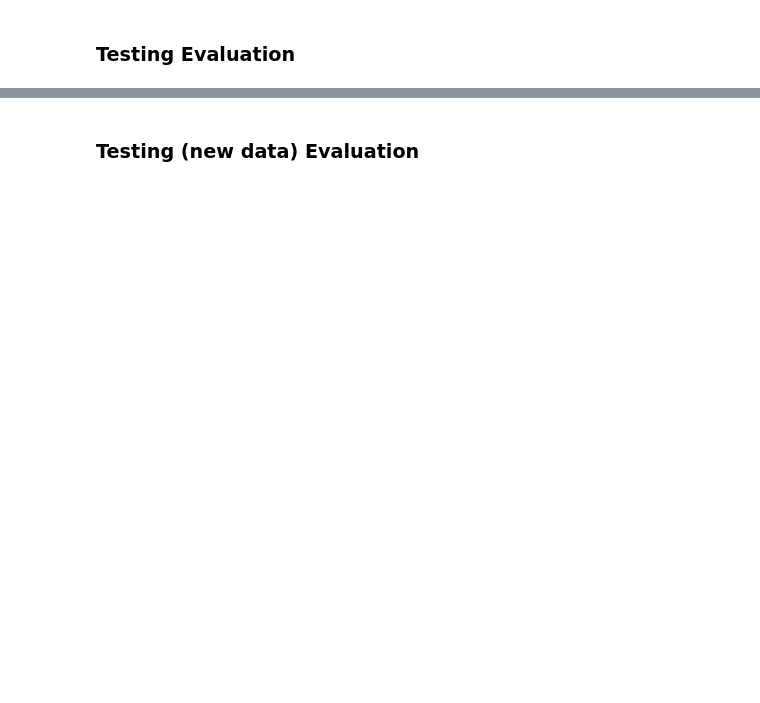
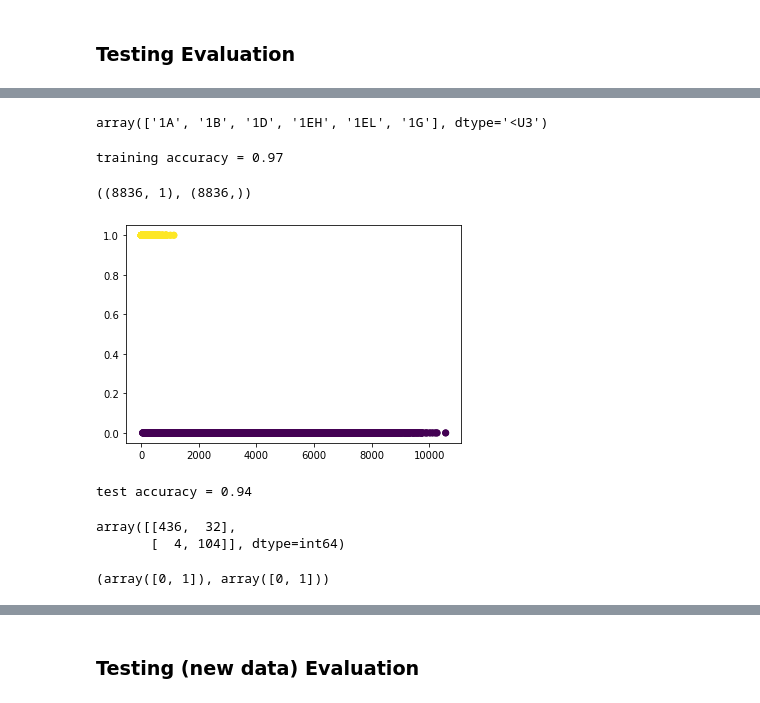
Before and after one commit to iamr0b0tx/topic_modeler, a Jupyter notebook: Triplet Siamese Network.ipynb, the cells around one changed output, grey strips where cells are left out. Saved outputs shown, nothing was run; the diff lists cells and outputs as text; code cells hidden in the pictures; blank space fills up the shorter version.

```diff
--- a/Triplet Siamese Network.ipynb
+++ b/Triplet Siamese Network.ipynb
@@ -568,0 +588,59 @@ confusion matrix
+# %%
+from sklearn import preprocessing
+
+le = preprocessing.LabelEncoder()
+y_train_le = le.fit_transform(y_train)
+y_test_le = le.transform(y_test)
+
+le.classes_
+# %% [output]
+array(['1A', '1B', '1D', '1EH', '1EL', '1G'], dtype='<U3')
+# %%
+import numpy as np
+from sklearn.pipeline import make_pipeline
+from sklearn.preprocessing import StandardScaler
+from sklearn.linear_model import LogisticRegression
+from sklearn.svm import SVC
+
+using_distance = True
+
+clf = make_pipeline(StandardScaler(), SVC(kernel="rbf", gamma='auto'))
+# clf = make_pipeline(StandardScaler(), LogisticRegression(multi_class="ovr", random_state=0, max_iter=128))
+
+if using_distance:
+    xx_train, yy_train = train_distances.reshape(-1, 1), train_identical
+    xx_test, yy_test = test_distances.reshape(-1, 1), test_identical
+
+else:
+    xx_train, yy_train = train_embedded, y_train_le
+    xx_test, yy_test = test_embedded, y_test_le
+
+clf.fit(xx_train, yy_train)
+print(f"training accuracy = {clf.score(xx_train, yy_train):.2f}")
+# %% [output]
+training accuracy = 0.97
+# %%
+xx_train.shape, yy_train.shape
+# %% [output]
+((8836, 1), (8836,))
+# %%
+if using_distance:
+    plt.scatter(xx_train, yy_train, c=yy_train)
+# %% [output]
+[figure, added]
+# %%
+print(f"test accuracy = {clf.score(xx_test, yy_test):.2f}")
+# %% [output]
+test accuracy = 0.94
+# %%
+from sklearn.metrics import confusion_matrix
+
+y_pred = clf.predict(xx_test)
+confusion_matrix(yy_test, y_pred)
+# %% [output]
+array([[436,  32],
+       [  4, 104]], dtype=int64)
+# %%
+np.unique(yy_test), np.unique(y_pred)
+# %% [output]
+(array([0, 1]), array([0, 1]))
```
Also changed, not shown: parts of 40 cells of this notebook, 8 other files.
